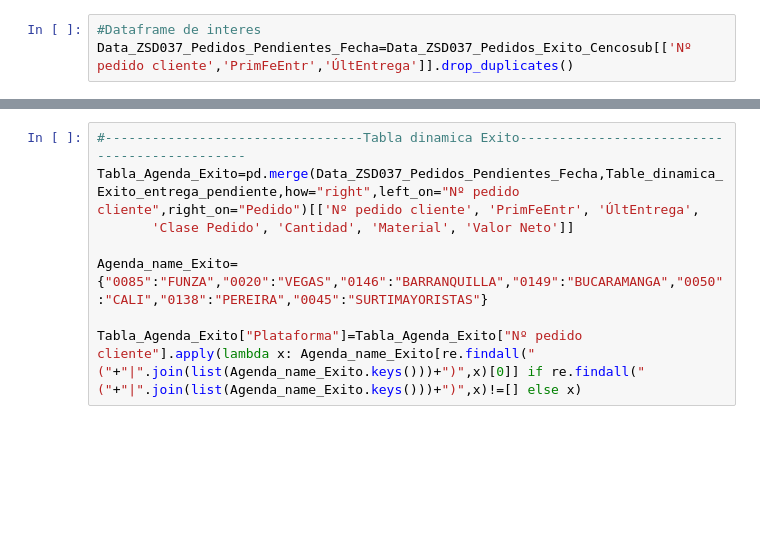
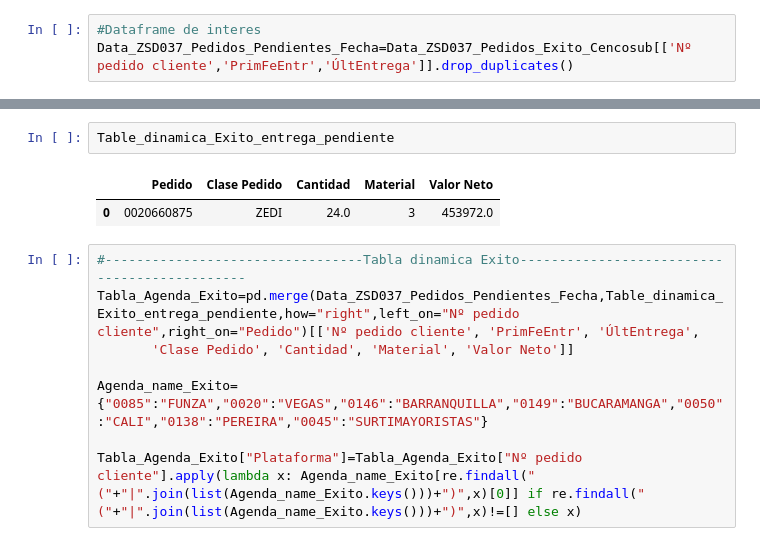
Before and after one commit to DidierMRTZ/Bot_Automa_SAP, a Jupyter notebook: Automatizaciones Prebel/Bot_Disnal_Pendientes/Bot_Final.ipynb, the cells around one changed output, grey strips where cells are left out. Saved outputs shown, nothing was run; the diff lists cells and outputs as text; blank space fills up the shorter version.

```diff
--- a/Automatizaciones Prebel/Bot_Disnal_Pendientes/Bot_Final.ipynb
+++ b/Automatizaciones Prebel/Bot_Disnal_Pendientes/Bot_Final.ipynb
@@ -218,3 +211,8 @@ Data_ZSD037_Pedidos_Pendientes_Fecha
+# %%
+Table_dinamica_Exito_entrega_pendiente
+# %% [output]
+|  | Pedido | Clase Pedido | Cantidad | Material | Valor Neto |
+| 0 | 0020660875 | ZEDI | 24.0 | 3 | 453972.0 |
 # %%
 #---------------------------------Tabla dinamica Exito---------------------------------------------
 Tabla_Agenda_Exito=pd.merge(Data_ZSD037_Pedidos_Pendientes_Fecha,Table_dinamica_Exito_entrega_pendiente,how="right",left_on="Nº pedido cliente",right_on="Pedido")[['Nº pedido cliente', 'PrimFeEntr', 'ÚltEntrega',
```
Also changed, not shown: parts of 35 cells of this notebook, 1 other file.
